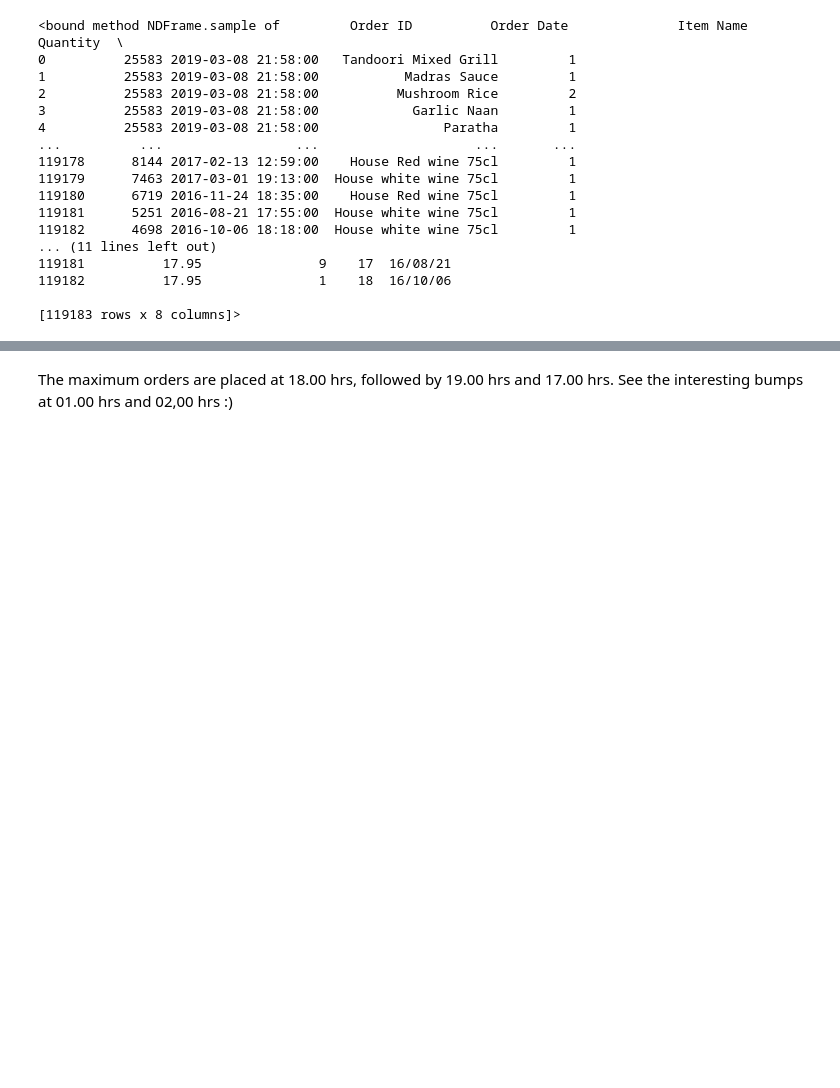
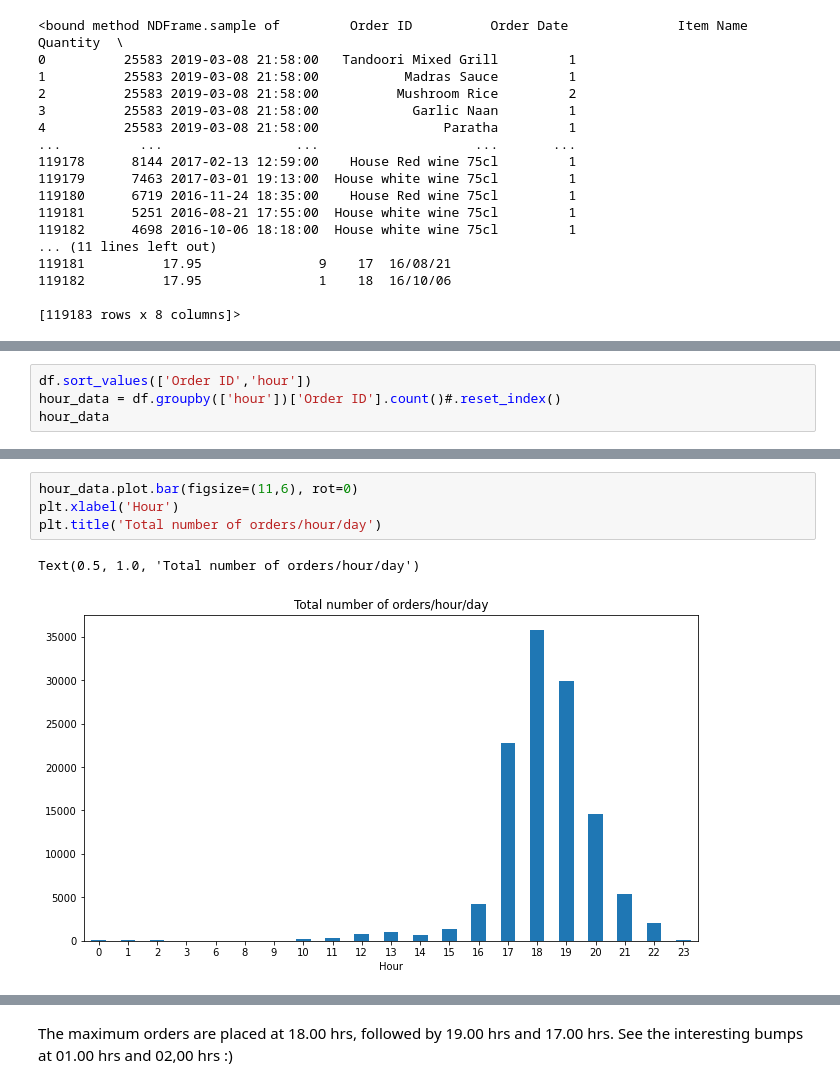
Before and after one commit to DeovratP/Logistic-Regression, a Jupyter notebook: Online_food_delivery_analysis/Online_food_delivery_analysis.ipynb, the cells around one changed output, grey strips where cells are left out. Drawn from its saved outputs; the diff is of its cells as text; blank space fills up the shorter version.

```diff
--- a/Online_food_delivery_analysis/Online_food_delivery_analysis.ipynb
+++ b/Online_food_delivery_analysis/Online_food_delivery_analysis.ipynb
@@ -233,0 +257,4 @@ df.sample
+# %%
+df.sort_values(['Order ID','hour'])
+hour_data = df.groupby(['hour'])['Order ID'].count()#.reset_index()
+hour_data
@@ -234,3 +279,10 @@ df.sample
+# %%
+hour_data.plot.bar(figsize=(11,6), rot=0)
+plt.xlabel('Hour')
+plt.title('Total number of orders/hour/day')
+# %% [output]
+Text(0.5, 1.0, 'Total number of orders/hour/day')
+[figure, added]
 # %%
 def avg_hour(hour):
     df_by_hour = df[df['hour'] == hour]
```
Also changed, not shown: parts of 6 cells of this notebook.
